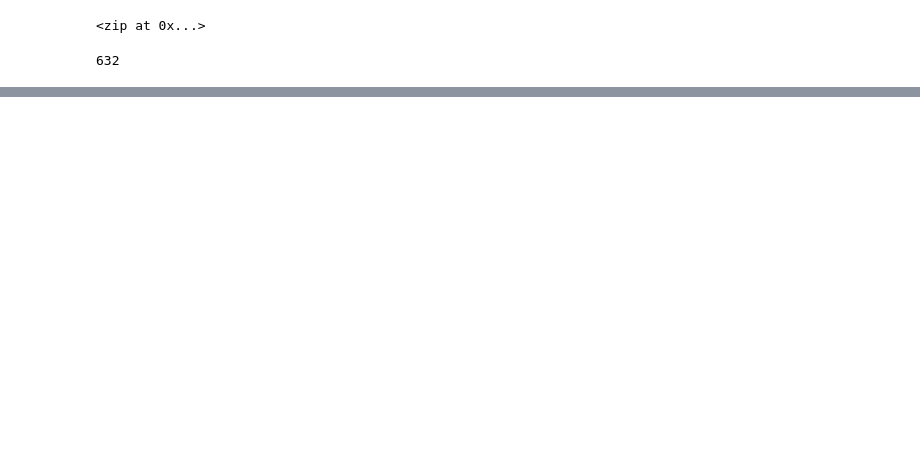
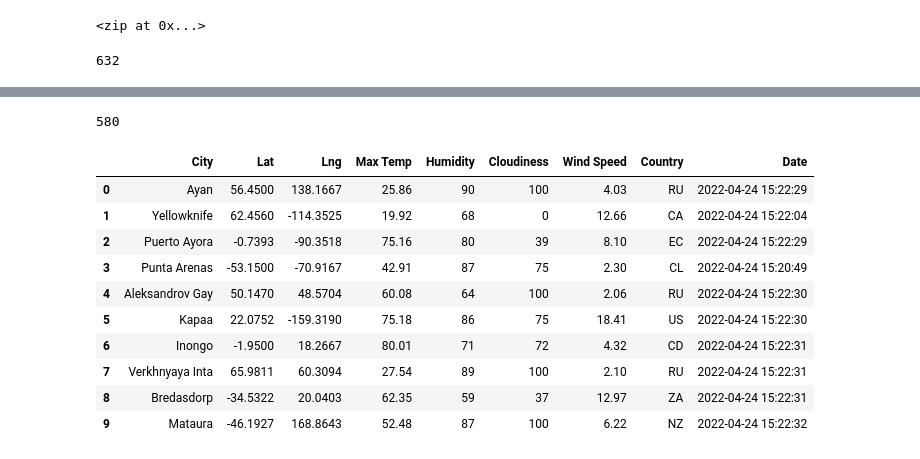
Before and after one commit to kozah346/World_Weather_Analysis, a Jupyter notebook: WeatherPy.ipynb, the cells around one changed output, grey strips where cells are left out. Drawn from its saved outputs; the diff is of its cells as text; code cells hidden in the pictures; blank space fills up the shorter version.

```diff
--- a/WeatherPy.ipynb
+++ b/WeatherPy.ipynb
@@ -33,0 +126,20 @@ len(cities)
+# %%
+len(city_data)
+# %% [output]
+580
+# %%
+# Convert the array of dictionaries to a Pandas DataFrame.
+city_data_df = pd.DataFrame(city_data)
+city_data_df.head(10)
+# %% [output]
+|  | City | Lat | Lng | Max Temp | Humidity | Cloudiness | Wind Speed | Country | Date |
+| 0 | Ayan | 56.4500 | 138.1667 | 25.86 | 90 | 100 | 4.03 | RU | 2022-04-24 15:22:29 |
+| 1 | Yellowknife | 62.4560 | -114.3525 | 19.92 | 68 | 0 | 12.66 | CA | 2022-04-24 15:22:04 |
+| 2 | Puerto Ayora | -0.7393 | -90.3518 | 75.16 | 80 | 39 | 8.10 | EC | 2022-04-24 15:22:29 |
+| 3 | Punta Arenas | -53.1500 | -70.9167 | 42.91 | 87 | 75 | 2.30 | CL | 2022-04-24 15:20:49 |
+| 4 | Aleksandrov Gay | 50.1470 | 48.5704 | 60.08 | 64 | 100 | 2.06 | RU | 2022-04-24 15:22:30 |
+| 5 | Kapaa | 22.0752 | -159.3190 | 75.18 | 86 | 75 | 18.41 | US | 2022-04-24 15:22:30 |
+| 6 | Inongo | -1.9500 | 18.2667 | 80.01 | 71 | 72 | 4.32 | CD | 2022-04-24 15:22:31 |
+| 7 | Verkhnyaya Inta | 65.9811 | 60.3094 | 27.54 | 89 | 100 | 2.10 | RU | 2022-04-24 15:22:31 |
+| 8 | Bredasdorp | -34.5322 | 20.0403 | 62.35 | 59 | 37 | 12.97 | ZA | 2022-04-24 15:22:31 |
+| 9 | Mataura | -46.1927 | 168.8643 | 52.48 | 87 | 100 | 6.22 | NZ | 2022-04-24 15:22:32 |
```
Also changed, not shown: parts of 3 cells of this notebook, 1 other file.
